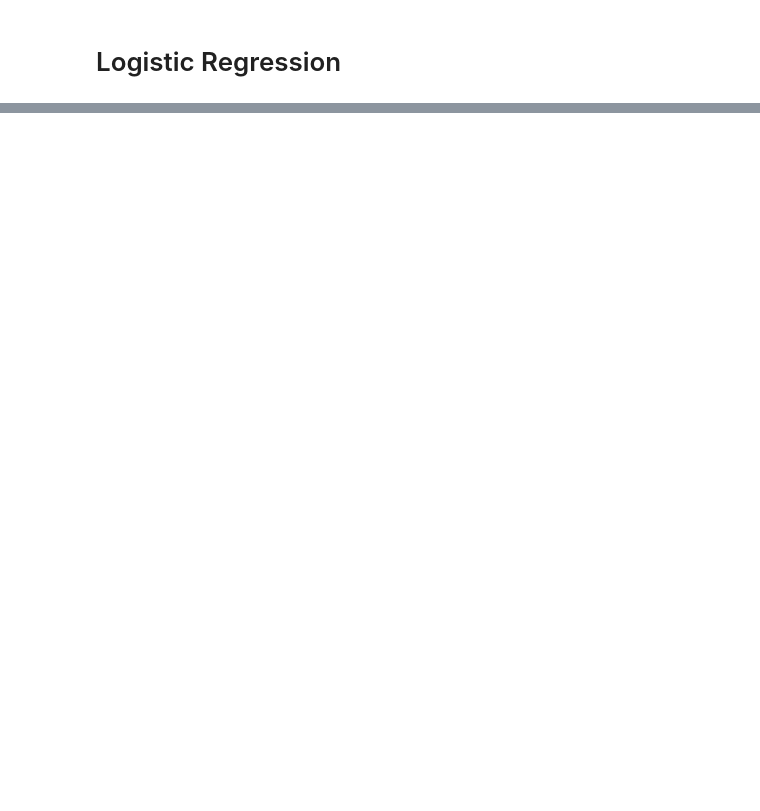
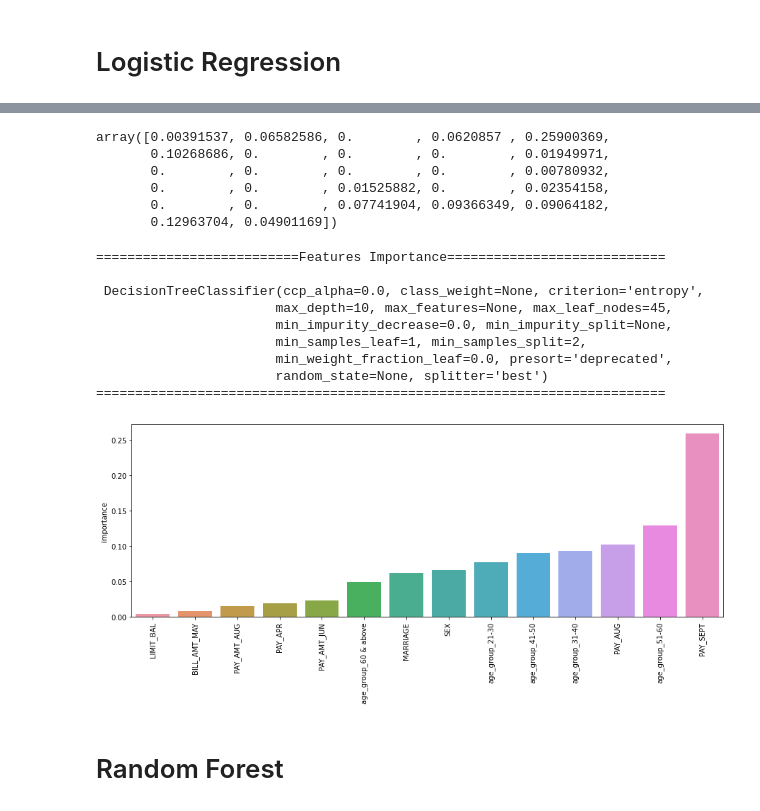
Before and after one commit to Aaryant31/Credit-Card-Default-Prediction, a Jupyter notebook: Rahul_kumar_soni_Credit_Card_Default_Prediction_Capstone_Project.ipynb, the cells around one changed output, grey strips where cells are left out. Drawn from its saved outputs; the diff is of its cells as text; code cells hidden in the pictures; blank space fills up the shorter version.

Commit message:
random and svc

```diff
--- a/Rahul_kumar_soni_Credit_Card_Default_Prediction_Capstone_Project.ipynb
+++ b/Rahul_kumar_soni_Credit_Card_Default_Prediction_Capstone_Project.ipynb
@@ -647,2 +668,13 @@ def run_and_evaluate_model(model,X_train,X_test,y_train,y_test, best_parameter=T
+# %%
+#creating function to get features importance of all the tree based model
+def get_features_importance(optimal_model,X_train):
+  imp_feat=pd.DataFrame(index=X.columns,data=optimal_model.feature_importances_,columns=['importance'])
+  imp_feat=imp_feat[imp_feat['importance']>0]
+  imp_feat=imp_feat.sort_values('importance')
+  plt.figure(figsize=(15,5))
+  print(f'==========================Features Importance============================\n\n {optimal_model}\
+  \n=========================================================================\n')
+  sns.barplot(data=imp_feat,x=imp_feat.index,y='importance')
+  plt.xticks(rotation=90);
 # %% [markdown]
 # Logistic Regression
@@ -694,0 +731,8 @@ the auc  is  0.8187989244620063
+# %%
+#impoting decisionTreeClassifier
+from sklearn.tree import DecisionTreeClassifier
+# creating DecisionTree model
+DecisionTree = DecisionTreeClassifier(max_depth=10,max_leaf_nodes=45,criterion='entropy')
+
+# training and evaluating the DecisionTree
+run_and_evaluate_model(DecisionTree,X_train, X_test, y_train, y_test)
@@ -694,0 +757,24 @@ the auc  is  0.8187989244620063
+# %%
+DecisionTree.feature_importances_
+# %% [output]
+array([0.00391537, 0.06582586, 0.        , 0.0620857 , 0.25900369,
+       0.10268686, 0.        , 0.        , 0.        , 0.01949971,
+       0.        , 0.        , 0.        , 0.        , 0.00780932,
+       0.        , 0.        , 0.01525882, 0.        , 0.02354158,
+       0.        , 0.        , 0.07741904, 0.09366349, 0.09064182,
+       0.12963704, 0.04901169])
+# %%
+get_features_importance(DecisionTree,X_train)
+# %% [output]
+==========================Features Importance============================
+
+ DecisionTreeClassifier(ccp_alpha=0.0, class_weight=None, criterion='entropy',
+                       max_depth=10, max_features=None, max_leaf_nodes=45,
+                       min_impurity_decrease=0.0, min_impurity_split=None,
+                       min_samples_leaf=1, min_samples_split=2,
+                       min_weight_fraction_leaf=0.0, presort='deprecated',
+                       random_state=None, splitter='best')
+=========================================================================
+[figure, added]
+# %% [markdown]
+# Random Forest
```
Also changed, not shown: parts of 21 cells of this notebook.
